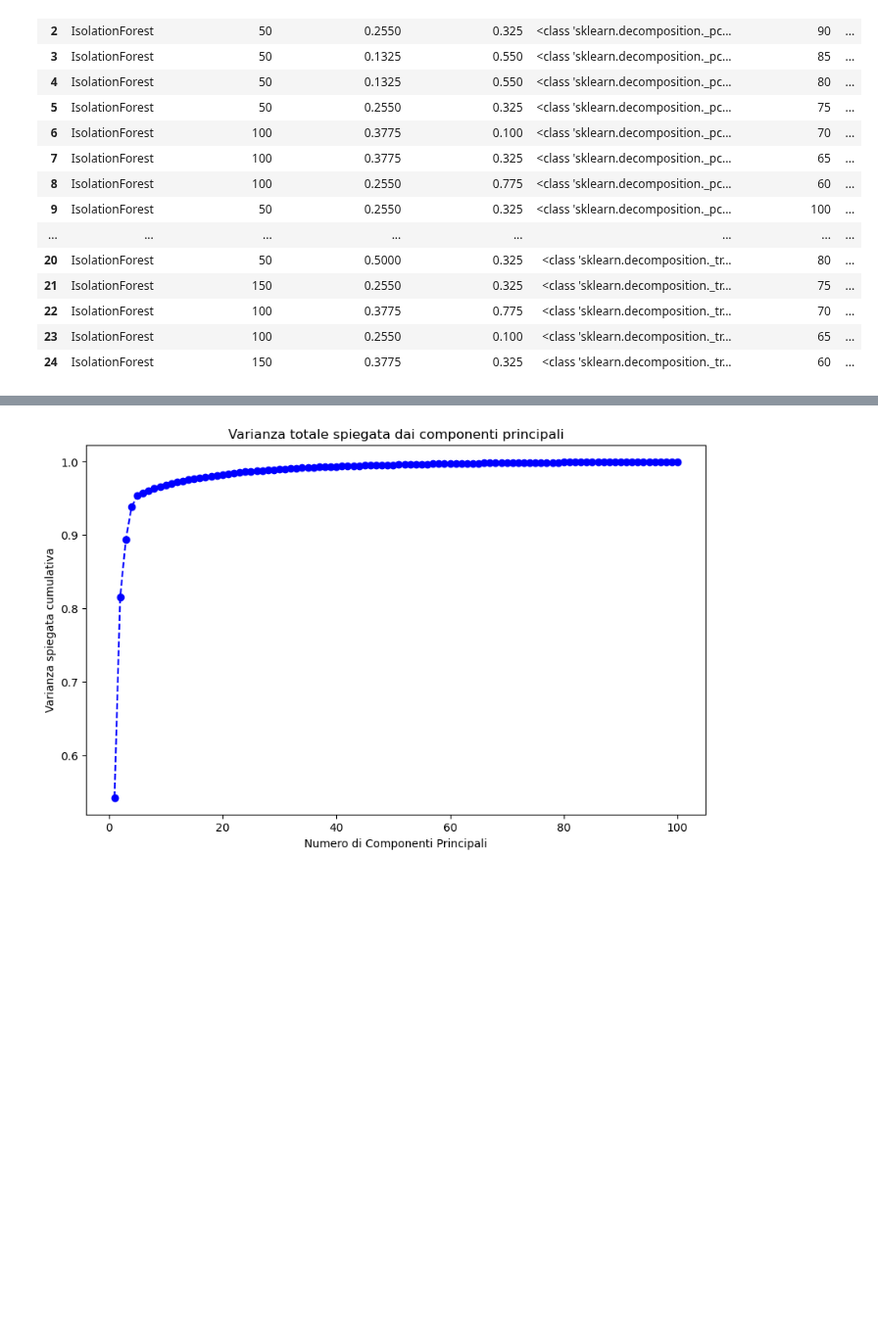
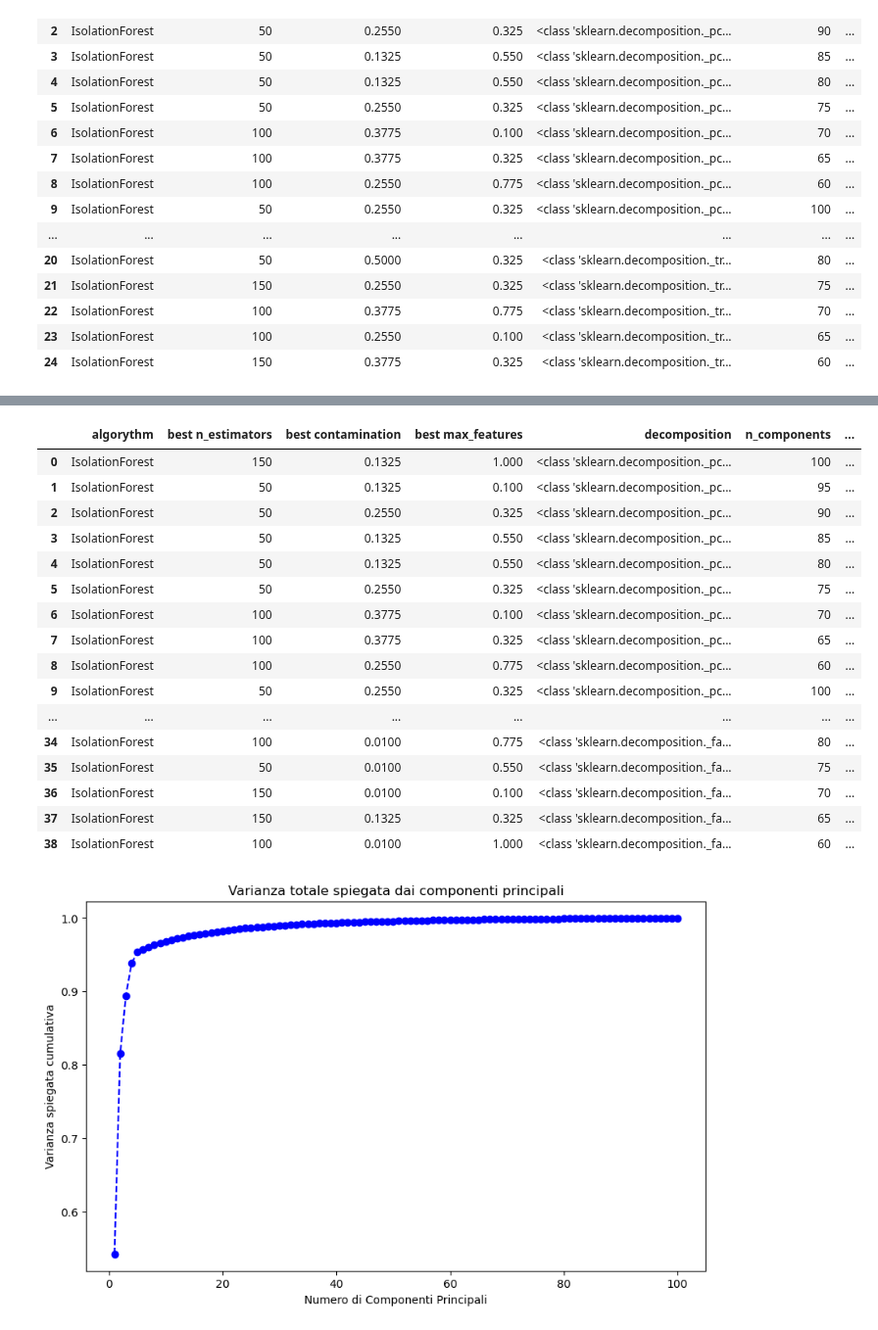
Before and after one commit to chrfum/one-class_classifier, a Jupyter notebook: run-over_classifier/classifiers/if.ipynb, the cells around one changed output, grey strips where cells are left out. Shown at 98% size. Cells and saved outputs as stored; diff of their text form; code cells hidden in the pictures; blank space fills up the shorter version.

Commit message:
aggiunto FastICA con accuracy score

```diff
--- a/run-over_classifier/classifiers/if.ipynb
+++ b/run-over_classifier/classifiers/if.ipynb
@@ -151,8 +151,8 @@ def nested_cv_extended(X, random_seed, decomposition, n_outer_folds=5, n_inner_f
 
         accuracy = accuracy_score(true_values, pred_values)
         precision = precision_score(true_values, pred_values, zero_division=0.0)
-        recall = recall_score(true_values, pred_values)
-        f1 = f1_score(true_values, pred_values)
+        recall = recall_score(true_values, pred_values, zero_division=0.0)
+        f1 = f1_score(true_values, pred_values, zero_division=0.0)
 
         if accuracy > best_overall_accuracy:
             best_overall_accuracy = accuracy
@@ -293,10 +311,28 @@ logger = logging.getLogger()
 logger.handlers = []
 logger.addHandler(file_handler)
 # %%
-for n_comps in np.arange(90, 59, -5):
+for n_comps in np.arange(80, 59, -5):
     scores_df = add_record(scores_df, nested_cv_extended(X, random_seed, FastICA, n_outer_folds=10, n_inner_folds=6, n_components=n_comps))
 
 scores_df
+# %% [output]
+|  | algorythm | best n_estimators | best contamination | best max_features | decomposition | n_components | ... |
+| 0 | IsolationForest | 150 | 0.1325 | 1.000 | <class 'sklearn.decomposition._pc... | 100 | ... |
+| 1 | IsolationForest | 50 | 0.1325 | 0.100 | <class 'sklearn.decomposition._pc... | 95 | ... |
+| 2 | IsolationForest | 50 | 0.2550 | 0.325 | <class 'sklearn.decomposition._pc... | 90 | ... |
+| 3 | IsolationForest | 50 | 0.1325 | 0.550 | <class 'sklearn.decomposition._pc... | 85 | ... |
+| 4 | IsolationForest | 50 | 0.1325 | 0.550 | <class 'sklearn.decomposition._pc... | 80 | ... |
+| 5 | IsolationForest | 50 | 0.2550 | 0.325 | <class 'sklearn.decomposition._pc... | 75 | ... |
+| 6 | IsolationForest | 100 | 0.3775 | 0.100 | <class 'sklearn.decomposition._pc... | 70 | ... |
+| 7 | IsolationForest | 100 | 0.3775 | 0.325 | <class 'sklearn.decomposition._pc... | 65 | ... |
+| 8 | IsolationForest | 100 | 0.2550 | 0.775 | <class 'sklearn.decomposition._pc... | 60 | ... |
+| 9 | IsolationForest | 50 | 0.2550 | 0.325 | <class 'sklearn.decomposition._pc... | 100 | ... |
+| ... | ... | ... | ... | ... | ... | ... | ... |
+| 34 | IsolationForest | 100 | 0.0100 | 0.775 | <class 'sklearn.decomposition._fa... | 80 | ... |
+| 35 | IsolationForest | 50 | 0.0100 | 0.550 | <class 'sklearn.decomposition._fa... | 75 | ... |
+| 36 | IsolationForest | 150 | 0.0100 | 0.100 | <class 'sklearn.decomposition._fa... | 70 | ... |
+| 37 | IsolationForest | 150 | 0.1325 | 0.325 | <class 'sklearn.decomposition._fa... | 65 | ... |
+| 38 | IsolationForest | 100 | 0.0100 | 1.000 | <class 'sklearn.decomposition._fa... | 60 | ... |
 # %%
 for n_comps in np.arange(90, 59, -5):
     scores_df = add_record(scores_df, nested_cv_extended(X, random_seed, FastICA, n_outer_folds=10, n_inner_folds=6, n_components=n_comps, mod_selection_score=f1_score))
```
Also changed, not shown: parts of 3 cells of this notebook.
